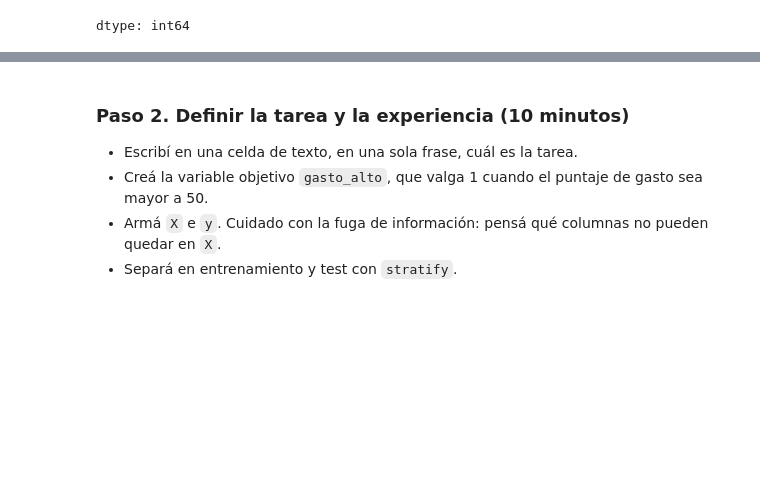
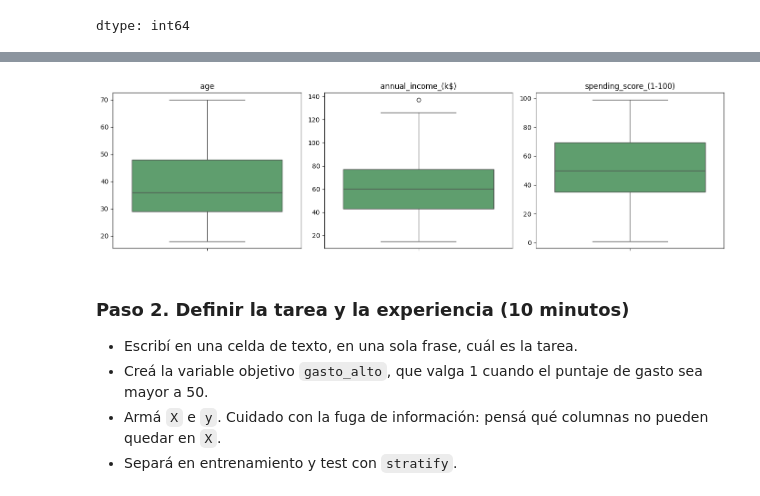
Before and after one commit to EmiiFernandez/actividades_data_sciente_ypf, a Jupyter notebook: notebook/C10_Notebook-14.ipynb, the cells around one changed output, grey strips where cells are left out. Cells and saved outputs as stored; diff of their text form; code cells hidden in the pictures; blank space fills up the shorter version.

```diff
--- a/notebook/C10_Notebook-14.ipynb
+++ b/notebook/C10_Notebook-14.ipynb
@@ -492,0 +547,35 @@ clientes.shape
+# %%
+# 1. Imputamos los ingresos anuales con la media
+mean_income = clientes_limpio['annual_income_(k$)'].mean()
+clientes_limpio['annual_income_(k$)'] = clientes_limpio['annual_income_(k$)'].fillna(mean_income)
+
+# 1. Imputamos los score de gasto con la media
+mean_score = clientes_limpio['spending_score_(1-100)'].mean()
+clientes_limpio['spending_score_(1-100)'] = clientes_limpio['spending_score_(1-100)'].fillna(mean_score)
+
+# 2. Imputamos la edad con la mediana
+median_age = clientes_limpio['age'].median()
+clientes_limpio['age'] = clientes_limpio['age'].fillna(median_age)
+
+# 3. Imputamos el género de forma aleatoria siguiendo la distribución original (Femenino vs Masculino)
+# Obtenemos las probabilidades de los valores no nulos
+genre_distribution = clientes_limpio['genre'].value_counts(normalize=True)
+null_genres = clientes_limpio['genre'].isnull()
+
+# Generamos valores aleatorios basados en esa distribución para los nulos
+np.random.seed(42)  # Mantenemos reproducibilidad
+random_genres = np.random.choice(
+    genre_distribution.index,
+    size=null_genres.sum(),
+    p=genre_distribution.values
+)
+
+# Reemplazamos los nulos
+clientes_limpio.loc[null_genres, 'genre'] = random_genres
+
+# Verificamos que ya no queden faltantes en las columnas procesadas
+print("Valores faltantes restantes por columna:")
+print(clientes_limpio.isna().sum())
+print("\nDistribución final de género:")
+print(clientes_limpio['genre'].value_counts(normalize=True).round(3))
+clientes_limpio.head()
@@ -493,3 +601,15 @@ clientes.shape
+# %%
+variables = ["age", "annual_income_(k$)", "spending_score_(1-100)"]
+
+fig, axes = plt.subplots(1, 3, figsize=(14, 4))
+for eje, variable in zip(axes, variables):
+    sns.boxplot(y=clientes_limpio[variable], ax=eje, color="#55A868")
+    eje.set_title(variable)
+    eje.set_ylabel("")
+plt.tight_layout()
+plt.show()
+# %% [output]
+[figure, added]
 # %% [markdown]
 ### Paso 2. Definir la tarea y la experiencia (10 minutos)
 
```
Also changed, not shown: parts of 26 cells of this notebook.
